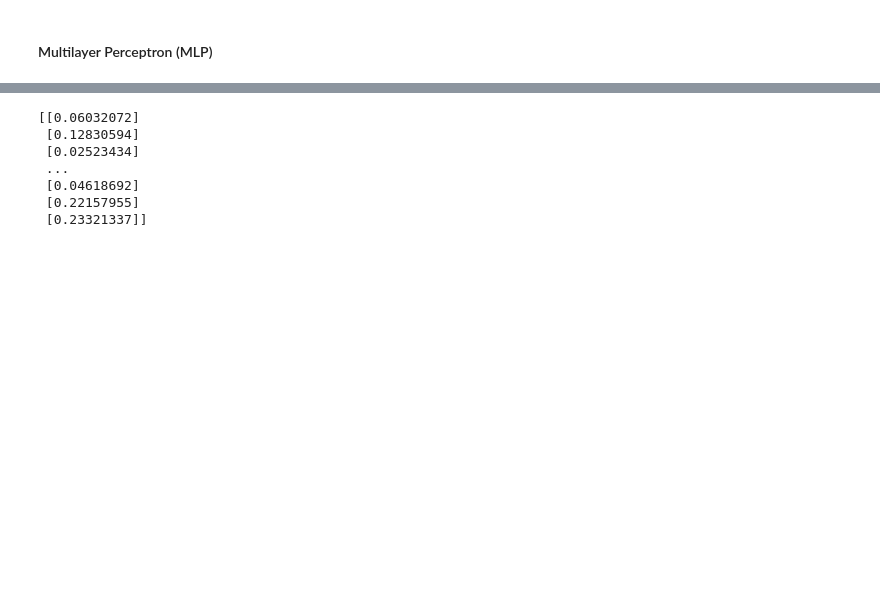
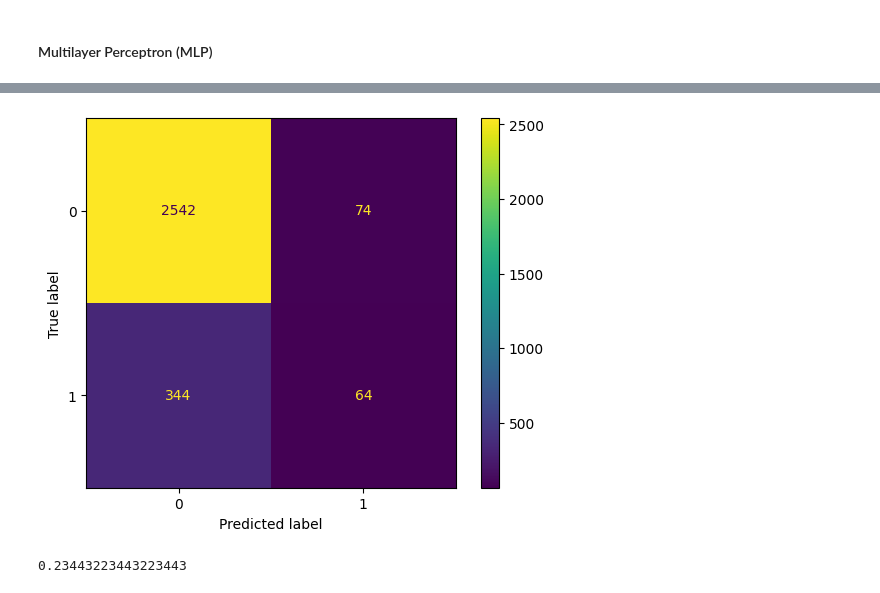
Before and after one commit to JoseMVasconcelos/Trabalho2-SI, a Jupyter notebook: Trabalho2-SI-Problema21.ipynb, the cells around one changed output, grey strips where cells are left out. Saved outputs shown, nothing was run; the diff lists cells and outputs as text; code cells hidden in the pictures; blank space fills up the shorter version.

```diff
--- a/Trabalho2-SI-Problema21.ipynb
+++ b/Trabalho2-SI-Problema21.ipynb
@@ -134,5 +162,15 @@ plt.show()
 # %%
+# Mesmo teste do GaussianNB porém como a MLP retorna uma probabilidade de ser 1
+# foi escolhido o ponto de quebra em 0.5 incluso
+prediction_mlp = baseline_model.predict(spruce_values_test)
+predictions_binary = (prediction_mlp >= 0.5).astype(int)
 
+c_matrix_mlp = confusion_matrix(spruce_label_test, predictions_binary)
 
-prediction_mlp = baseline_model.predict(spruce_values_test)
+display = ConfusionMatrixDisplay(confusion_matrix=c_matrix_mlp)
+display.plot()
+plt.show()
+
+f1_scoreMLP = f1_score(spruce_label_test, predictions_binary)
+print(f1_scoreMLP)
 # %% [output]
@@ -141,10 +178,2 @@ prediction_mlp = baseline_model.predict(spruce_values_test)
+[figure, added]
+0.23443223443223443
-# %%
-print(prediction_mlp)
-# %% [output]
-[[0.06032072]
- [0.12830594]
- [0.02523434]
- ...
- [0.04618692]
- [0.22157955]
- [0.23321337]]
```
Also changed, not shown: parts of 13 cells of this notebook, 4 other files.
